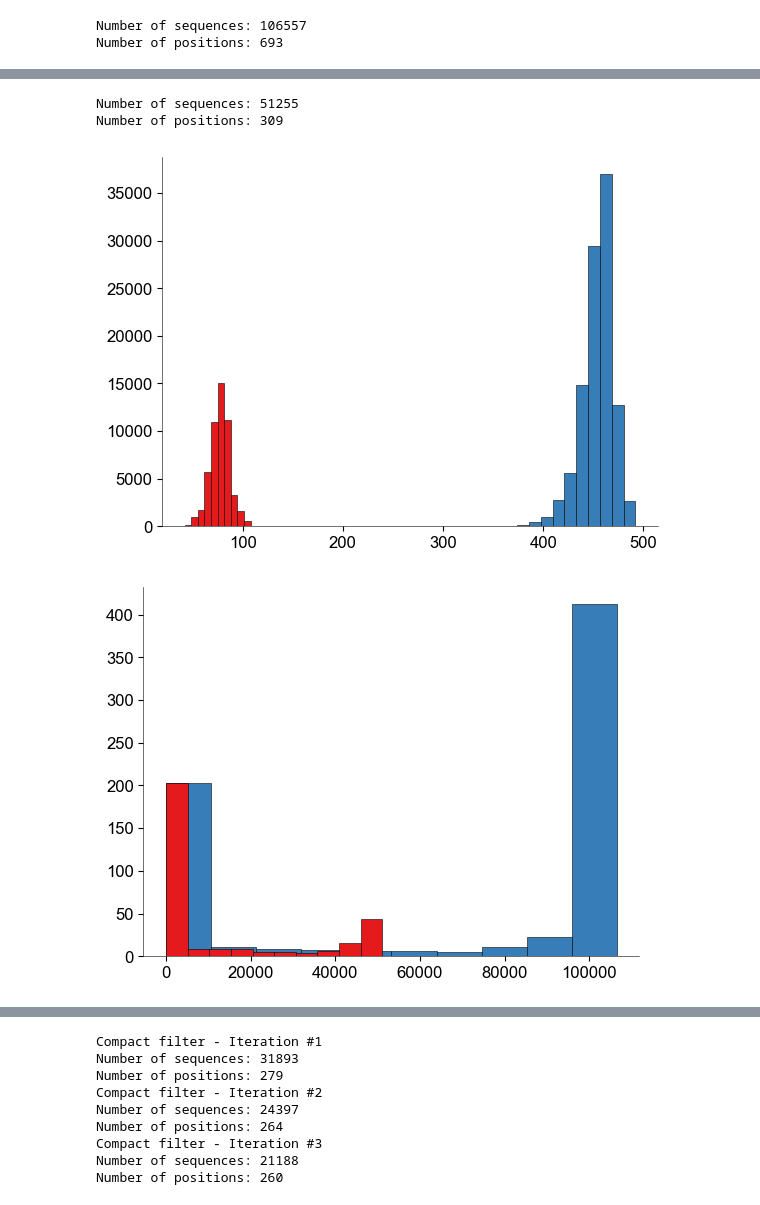
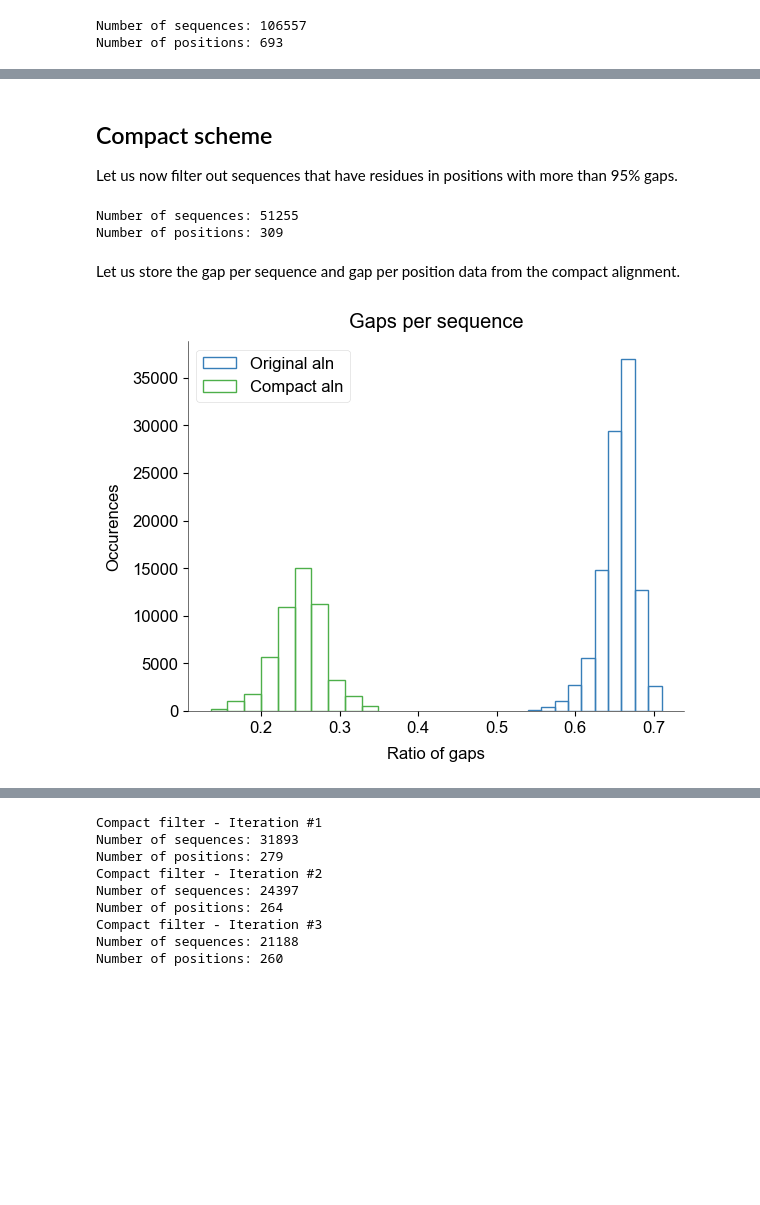
Before and after one commit to shoyip/SerProtAlign, a Jupyter notebook: notebooks/01_compact_alignment.ipynb, the cells around one changed output, grey strips where cells are left out. Drawn from its saved outputs; the diff is of its cells as text; code cells hidden in the pictures; blank space fills up the shorter version.

Commit message:
updated code and notebook for compact aln

```diff
--- a/notebooks/01_compact_alignment.ipynb
+++ b/notebooks/01_compact_alignment.ipynb
@@ -19,6 +40,10 @@ aln.reset_seq()
 # %%
 orig_seq_gap = aln.get_seq_gap()
 orig_pos_gap = aln.get_pos_gap()
+# %% [markdown]
+## Compact scheme
+
+Let us now filter out sequences that have residues in positions with more than 95% gaps.
 # %%
 aln_filter = filter_compact(aln, 0.95)
 aln.drop(aln_filter)
@@ -26,20 +51,32 @@ aln.print_report()
 # %% [output]
 Number of sequences: 51255
 Number of positions: 309
+# %% [markdown]
+Let us store the gap per sequence and gap per position data from the compact alignment.
 # %%
 comp_seq_gap = aln.get_seq_gap()
 comp_pos_gap = aln.get_pos_gap()
+# %%
+fig1_data = [
+    {
+        'data': orig_seq_gap,
+        'label': 'Original aln',
+        'color': color_cycle[0]
+    }, {
+
+        'data': comp_seq_gap,
+        'label': 'Compact aln',
+        'color': color_cycle[2]
+    }
+]
 # %%
 fig = plt.figure()
-plt.hist(orig_seq_gap)
-plt.hist(comp_seq_gap)
+plt.title('Gaps per sequence')
+for dataset in fig1_data:
+    plt.hist(dataset['data'], label=dataset['label'], facecolor='none', edgecolor='#'+dataset['color'], linewidth=1)
+plt.xlabel('Ratio of gaps')
+plt.ylabel('Occurences')
+plt.legend()
 plt.show()
 # %% [output]
-[figure, old version]
+[figure, new version]
-# %%
-fig = plt.figure()
-plt.hist(orig_pos_gap)
-plt.hist(comp_pos_gap)
-plt.show()
-# %% [output]
-[figure, removed]
```
Also changed, not shown: parts of 22 cells of this notebook, 1 other file.
